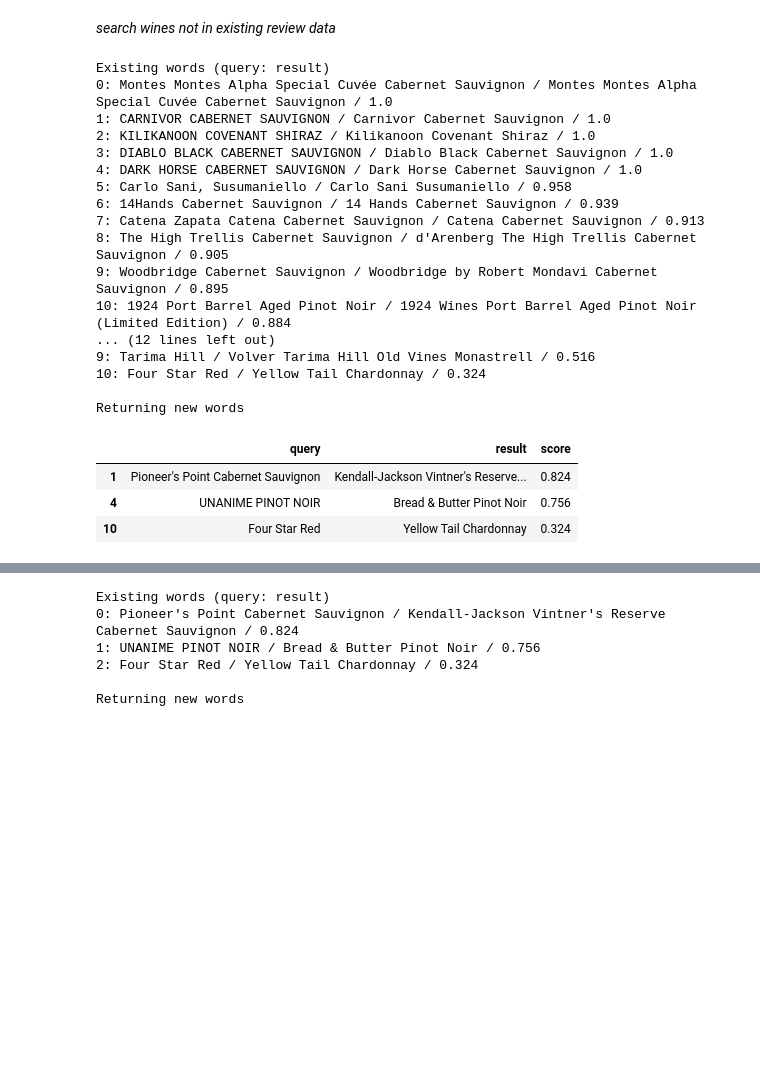
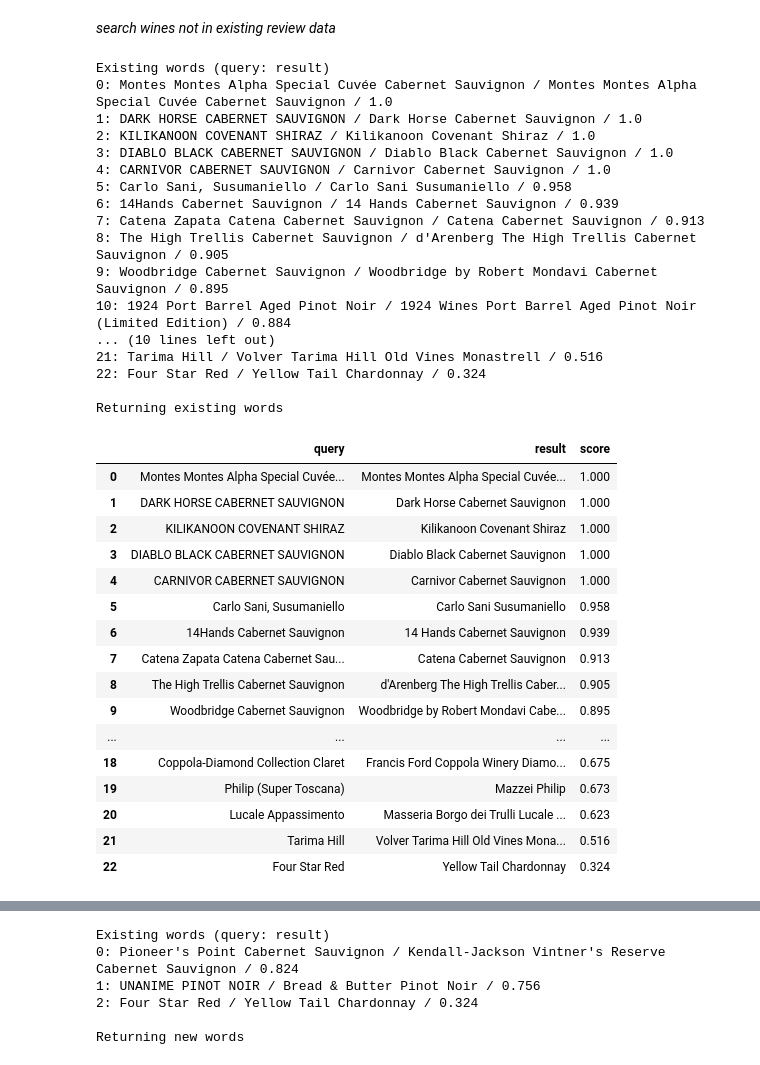
Before and after one commit to lbk209/topic_modeling, a Jupyter notebook: vivino_community_reviews.ipynb, the cells around one changed output, grey strips where cells are left out. Drawn from its saved outputs; the diff is of its cells as text; code cells hidden in the pictures; blank space fills up the shorter version.

```diff
--- a/vivino_community_reviews.ipynb
+++ b/vivino_community_reviews.ipynb
@@ -8,7 +8,7 @@ import os
 import pandas as pd
 import time
 
-def read_csv(files, path_data, **kwargs):
+def read_csv(files, path_data='.', **kwargs):
     """
     kwargs: keyword args for pd.read_csv
     """
@@ -189,36 +189,11 @@ ws
  '파이오니어스 포인트 까베르네 소비뇽': "Pioneer's Point Cabernet Sauvignon",
  '루칼레 아파씨멘토': 'Lucale Appassimento',
  '타리마 힐': 'Tarima Hill'}
-# %%
-# testing
-ws = {'몬테스)알파 블랙 카버네소비뇽': 'Montes Montes Alpha Special Cuvée Cabernet Sauvignon',
- '카니버 카버네 소비뇽': 'CARNIVOR CABERNET SAUVIGNON',
- '킬리카눈 코브넌트 쉬라즈': 'KILIKANOON COVENANT SHIRAZ',
- '투 핸즈)엔젤스 쉐어 쉬라즈': "Two Hands Angel's Share",
- '디아블로)블랙 카베르네 소비뇽': 'DIABLO BLACK CABERNET SAUVIGNON',
- '카를로 사니 수수마니엘로': 'Carlo Sani, Susumaniello',
- '다렌버그 하이 트렐리스 카베르네 소비뇽': 'The High Trellis Cabernet Sauvignon',
- '보데가스 란 그란 리제르바': 'BODEGAS LAN GRAN RESERVA',
- '포스타 레드와인(2입)': 'Four Star Red',
- '우드브릿지 까베르네 소비뇽': 'Woodbridge Cabernet Sauvignon',
- '까테나 자파타)까테나 까베르네소비뇽': 'Catena Zapata Catena Cabernet Sauvignon',
- '우나니메)피노누아': 'UNANIME PINOT NOIR',
- '끌로 드 로스 씨에떼': 'Clos de Los Siete',
- '필리프 수퍼 토스카나(선물추천)': 'Philip (Super Toscana)',
- '라포스톨)그랑 셀렉션 메를로': 'Lapostolle Merlot',
- '델리카토)1924 포트 배럴 에이지드 피노누아': '1924 Port Barrel Aged Pinot Noir',
- '코폴라)다이아컬렉션 클라렛': 'Coppola-Diamond Collection Claret',
- '다크호스 카버네 소비뇽': 'DARK HORSE CABERNET SAUVIGNON',
- '14 핸즈 카베르네 소비뇽': '14Hands Cabernet Sauvignon',
- '알바 드 도머스': 'Alba de Domus',
- '파이오니어스 포인트 까베르네 소비뇽': "Pioneer's Point Cabernet Sauvignon",
- '루칼레 아파씨멘토': 'Lucale Appassimento',
- '타리마 힐': 'Tarima Hill'}
 # %% [markdown]
 *search wines not in existing review data*
 # %%
-threshold=0.85
-return_new=True
+threshold=0
+return_new=False # set to True if returning wines not in review db
 
 # existing wines in data
 wid_wine = df_reviews.drop_duplicates(['wid', 'wine'])[['wid', 'wine']].to_dict(orient='list')
@@ -227,31 +202,44 @@ vocabulary = wid_wine['wine'] # voca of existing wines
 queries = list(ws.values()) # wines to search
 
 wdb = SemanticSearch(vocabulary, embedding_model='all-MiniLM-L6-v2')
-df_news = wdb.check_existence(queries, threshold=threshold, return_new=return_new, print_out=True)
+df = wdb.check_existence(queries, threshold=threshold, return_new=return_new, print_out=True)
 # %% [output]
 Existing words (query: result)
 0: Montes Montes Alpha Special Cuvée Cabernet Sauvignon / Montes Montes Alpha Special Cuvée Cabernet Sauvignon / 1.0
-1: CARNIVOR CABERNET SAUVIGNON / Carnivor Cabernet Sauvignon / 1.0
+1: DARK HORSE CABERNET SAUVIGNON / Dark Horse Cabernet Sauvignon / 1.0
 2: KILIKANOON COVENANT SHIRAZ / Kilikanoon Covenant Shiraz / 1.0
 3: DIABLO BLACK CABERNET SAUVIGNON / Diablo Black Cabernet Sauvignon / 1.0
-4: DARK HORSE CABERNET SAUVIGNON / Dark Horse Cabernet Sauvignon / 1.0
+4: CARNIVOR CABERNET SAUVIGNON / Carnivor Cabernet Sauvignon / 1.0
 5: Carlo Sani, Susumaniello / Carlo Sani Susumaniello / 0.958
 6: 14Hands Cabernet Sauvignon / 14 Hands Cabernet Sauvignon / 0.939
 7: Catena Zapata Catena Cabernet Sauvignon / Catena Cabernet Sauvignon / 0.913
 8: The High Trellis Cabernet Sauvignon / d'Arenberg The High Trellis Cabernet Sauvignon / 0.905
 9: Woodbridge Cabernet Sauvignon / Woodbridge by Robert Mondavi Cabernet Sauvignon / 0.895
 10: 1924 Port Barrel Aged Pinot Noir / 1924 Wines Port Barrel Aged Pinot Noir (Limited Edition) / 0.884
-... (12 lines left out)
-9: Tarima Hill / Volver Tarima Hill Old Vines Monastrell / 0.516
-10: Four Star Red / Yellow Tail Chardonnay / 0.324
+... (10 lines left out)
+21: Tarima Hill / Volver Tarima Hill Old Vines Monastrell / 0.516
+22: Four Star Red / Yellow Tail Chardonnay / 0.324
 
-Returning new words
+Returning existing words
 # %%
-ids = [1, 4, 10]
-df_news = df_news.loc[df_news.index.isin(ids)]
-df_news
+#idx = [1, 4, 10]
+#df = df.loc[df.index.isin(idx)]
+df
 # %% [output]
 |  | query | result | score |
-| 1 | Pioneer's Point Cabernet Sauvignon | Kendall-Jackson Vintner's Reserve... | 0.824 |
-| 4 | UNANIME PINOT NOIR | Bread & Butter Pinot Noir | 0.756 |
-| 10 | Four Star Red | Yellow Tail Chardonnay | 0.324 |
+| 0 | Montes Montes Alpha Special Cuvée... | Montes Montes Alpha Special Cuvée... | 1.000 |
+| 1 | DARK HORSE CABERNET SAUVIGNON | Dark Horse Cabernet Sauvignon | 1.000 |
+| 2 | KILIKANOON COVENANT SHIRAZ | Kilikanoon Covenant Shiraz | 1.000 |
+| 3 | DIABLO BLACK CABERNET SAUVIGNON | Diablo Black Cabernet Sauvignon | 1.000 |
+| 4 | CARNIVOR CABERNET SAUVIGNON | Carnivor Cabernet Sauvignon | 1.000 |
+| 5 | Carlo Sani, Susumaniello | Carlo Sani Susumaniello | 0.958 |
+| 6 | 14Hands Cabernet Sauvignon | 14 Hands Cabernet Sauvignon | 0.939 |
+| 7 | Catena Zapata Catena Cabernet Sau... | Catena Cabernet Sauvignon | 0.913 |
+| 8 | The High Trellis Cabernet Sauvignon | d'Arenberg The High Trellis Caber... | 0.905 |
+| 9 | Woodbridge Cabernet Sauvignon | Woodbridge by Robert Mondavi Cabe... | 0.895 |
+| ... | ... | ... | ... |
+| 18 | Coppola-Diamond Collection Claret | Francis Ford Coppola Winery Diamo... | 0.675 |
+| 19 | Philip (Super Toscana) | Mazzei Philip | 0.673 |
+| 20 | Lucale Appassimento | Masseria Borgo dei Trulli Lucale ... | 0.623 |
+| 21 | Tarima Hill | Volver Tarima Hill Old Vines Mona... | 0.516 |
+| 22 | Four Star Red | Yellow Tail Chardonnay | 0.324 |
```
Also changed, not shown: parts of 24 cells of this notebook.
